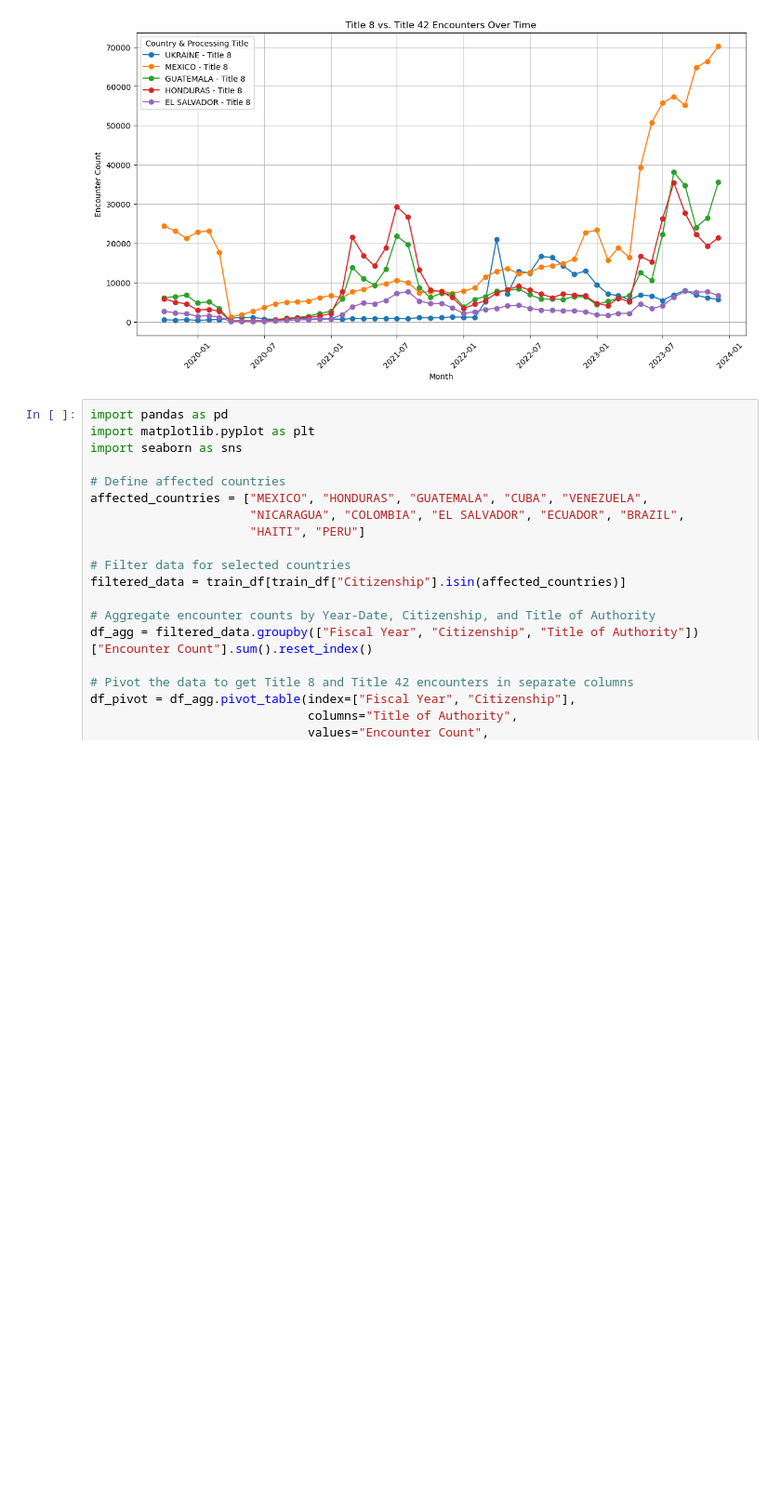
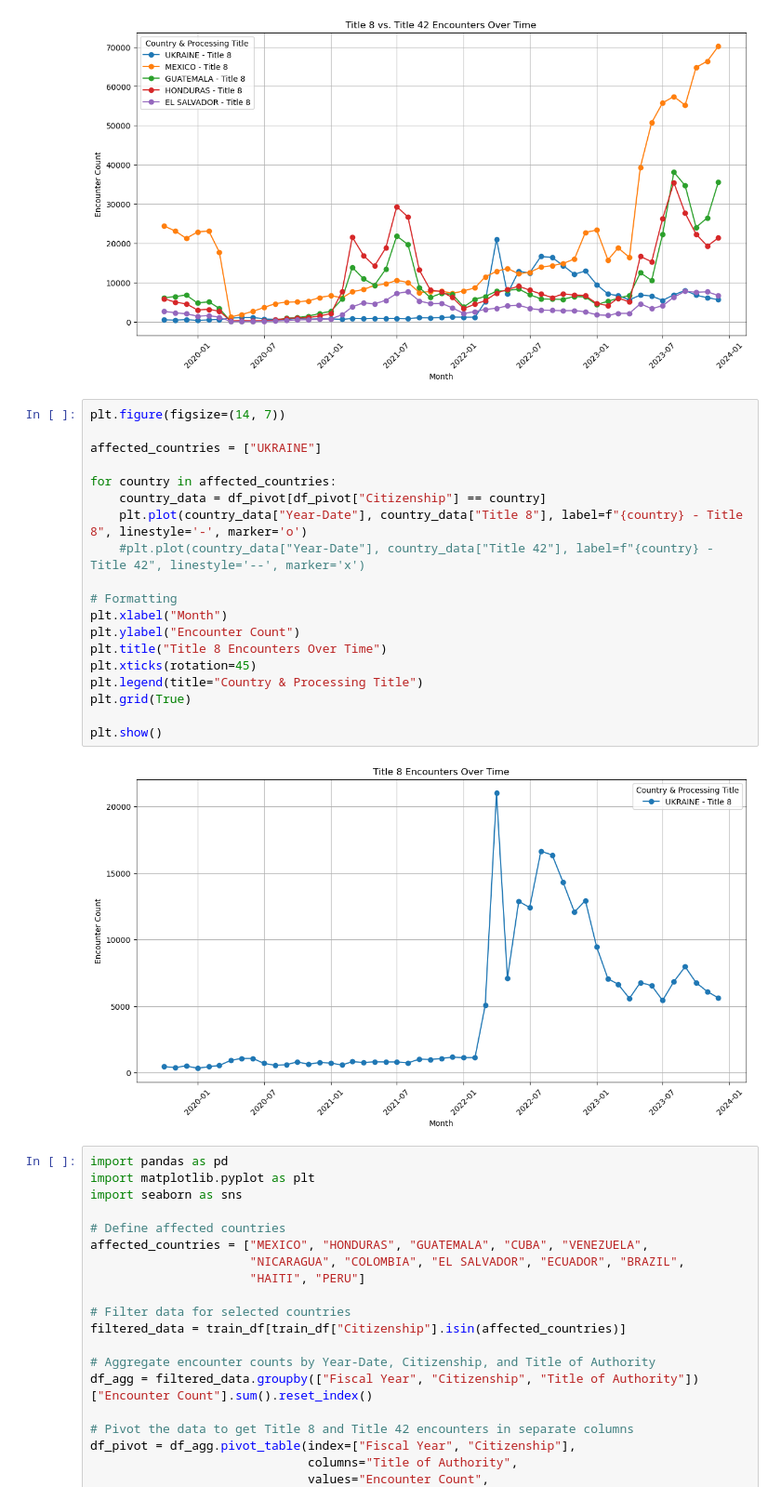
Before and after one commit to alanklin/AA-Capstone, a Jupyter notebook: Code/Notebooks/week3_eda.ipynb, the cells around one changed output. Shown at 93% size. Cells and saved outputs as stored; diff of their text form; blank space fills up the shorter version.

```diff
--- a/Code/Notebooks/week3_eda.ipynb
+++ b/Code/Notebooks/week3_eda.ipynb
@@ -270,6 +270,27 @@ plt.grid(True)
 plt.show()
 # %% [output]
 [figure]
+# %%
+plt.figure(figsize=(14, 7))
+
+affected_countries = ["UKRAINE"]
+
+for country in affected_countries:
+    country_data = df_pivot[df_pivot["Citizenship"] == country]
+    plt.plot(country_data["Year-Date"], country_data["Title 8"], label=f"{country} - Title 8", linestyle='-', marker='o')
+    #plt.plot(country_data["Year-Date"], country_data["Title 42"], label=f"{country} - Title 42", linestyle='--', marker='x')
+
+# Formatting
+plt.xlabel("Month")
+plt.ylabel("Encounter Count")
+plt.title("Title 8 Encounters Over Time")
+plt.xticks(rotation=45)
+plt.legend(title="Country & Processing Title")
+plt.grid(True)
+
+plt.show()
+# %% [output]
+[figure, added]
 # %%
 import pandas as pd
 import matplotlib.pyplot as plt
```
Also changed, not shown: parts of 1 cell of this notebook.
